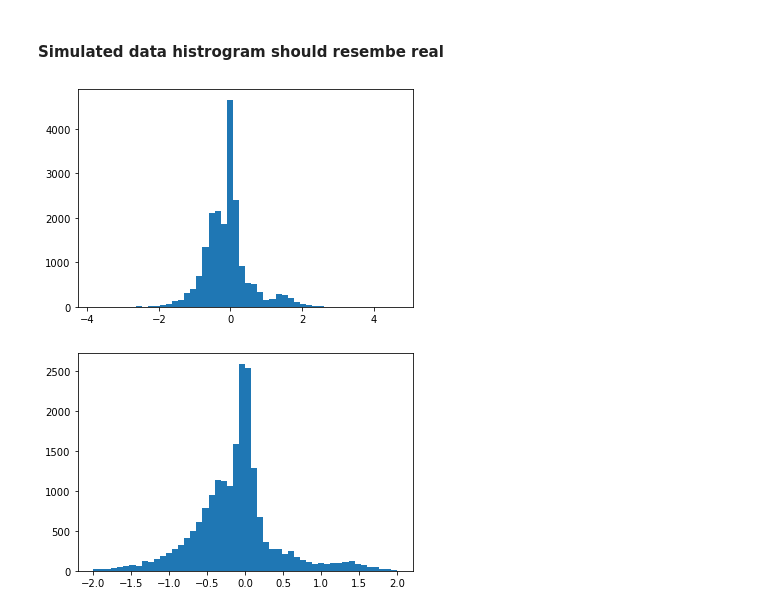
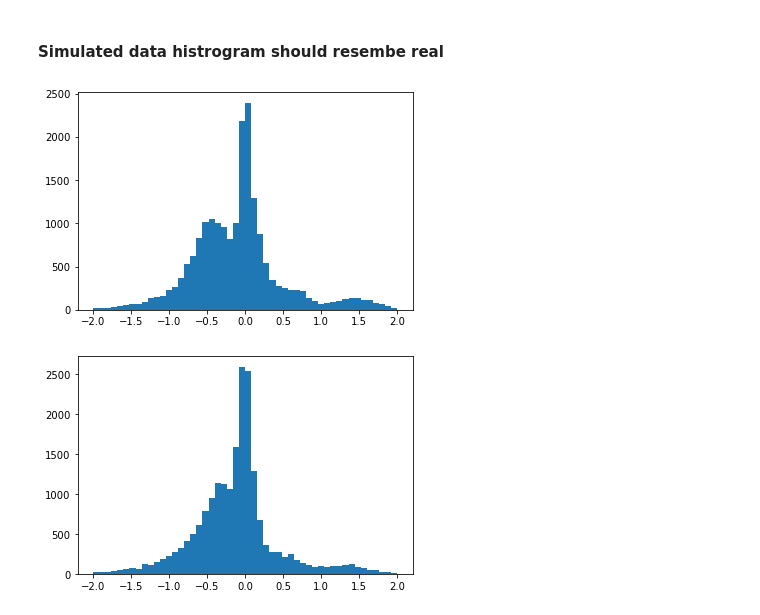
Before and after one commit to wdurno/rl-hypothesis-1, a Jupyter notebook: notebooks/cvae-analysis.ipynb, the cells around one changed output. Drawn from its saved outputs; the diff is of its cells as text; code cells hidden in the pictures.

Commit message:
improved cvae notebook

```diff
--- a/notebooks/cvae-analysis.ipynb
+++ b/notebooks/cvae-analysis.ipynb
@@ -63,15 +63,15 @@ with open(cvae_simulated_data_name, 'rb') as f:
 # %%
 import matplotlib.pyplot as plt
 %matplotlib inline
 
 def hist(x, num_bins=50, **kwargs):
     plt.hist(x, num_bins, **kwargs)
     plt.show()
     pass
 
-hist(cvae_simulated_data.flatten())
+hist(cvae_simulated_data.flatten(), range=(-2, 2))
 # %% [output]
-[figure, old version]
+[figure, new version]
 # %%
 with open('cvae-data.pkl', 'rb') as f:
     cgan_data = pickle.load(f)
```
Also changed, not shown: parts of 5 cells of this notebook.
